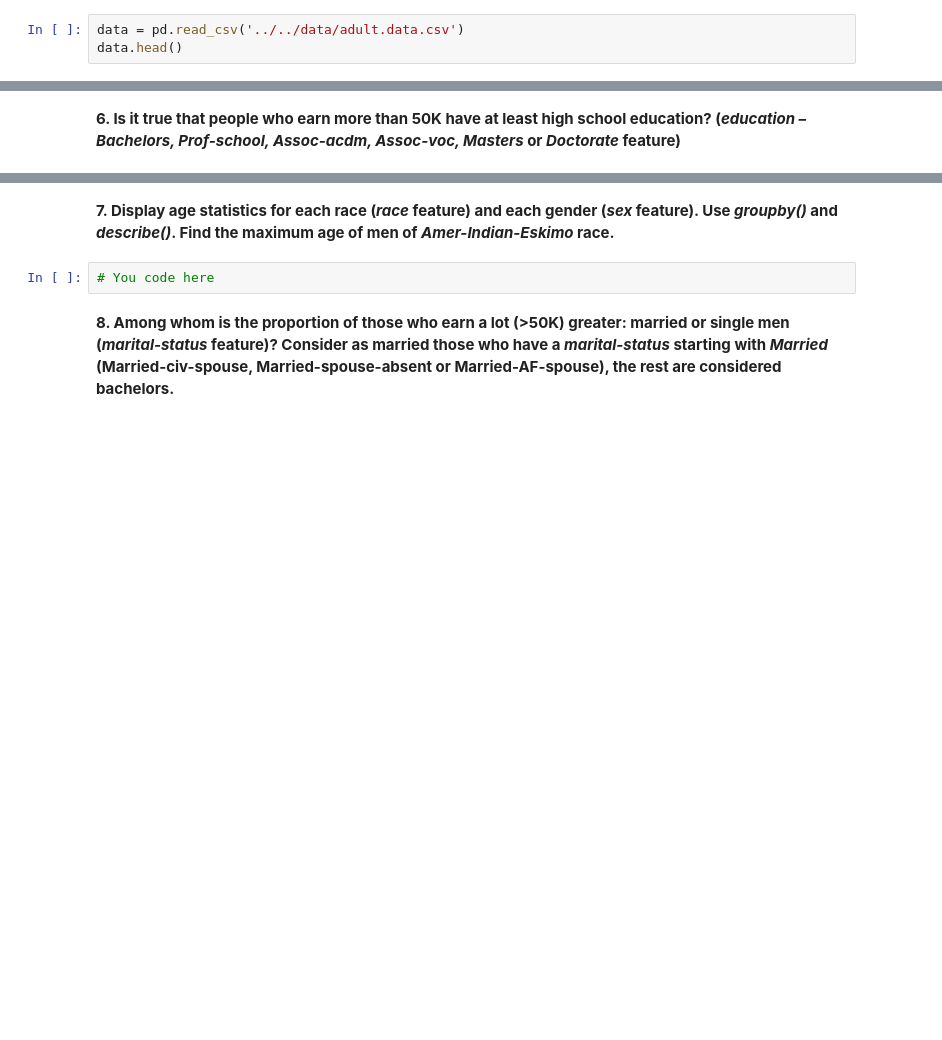
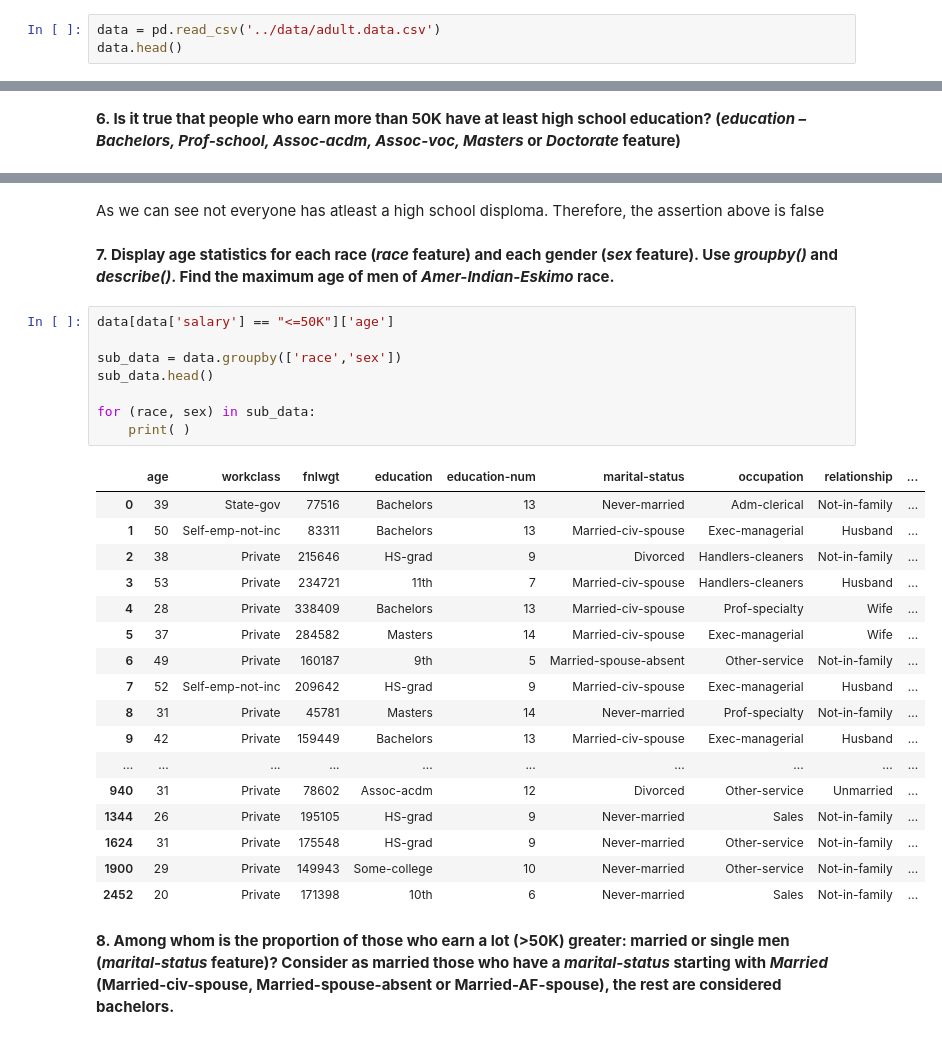
Before and after one commit to ivyclare/MachineLearningProjects, a Jupyter notebook: MLCourse.ai/topic01_pandas_data_analysis/assignment01_pandas_uci_adult.ipynb, the cells around one changed output, grey strips where cells are left out. Saved outputs shown, nothing was run; the diff lists cells and outputs as text; blank space fills up the shorter version.

Commit message:
Exploring the adult dataset

```diff
--- a/MLCourse.ai/topic01_pandas_data_analysis/assignment01_pandas_uci_adult.ipynb
+++ b/MLCourse.ai/topic01_pandas_data_analysis/assignment01_pandas_uci_adult.ipynb
@@ -44,5 +45,5 @@ warnings.filterwarnings('ignore')
 # %%
-data = pd.read_csv('../../data/adult.data.csv')
+data = pd.read_csv('../data/adult.data.csv')
 data.head()
 # %% [output]
 |  | age | workclass | fnlwgt | education | education-num | marital-status | occupation | relationship | ... |
@@ -74,7 +186,33 @@ data.head()
+# %% [markdown]
+As we can see not everyone has atleast a high school disploma. Therefore, the assertion above is false
 # %% [markdown]
 **7. Display age statistics for each race (*race* feature) and each gender (*sex* feature). Use *groupby()* and *describe()*. Find the maximum age of men of *Amer-Indian-Eskimo* race.**
-# %%
-# You code here
+# %%
+data[data['salary'] == "<=50K"]['age']
+
+sub_data = data.groupby(['race','sex'])
+sub_data.head()
+
+for (race, sex) in sub_data:
+    print( )
+# %% [output]
+|  | age | workclass | fnlwgt | education | education-num | marital-status | occupation | relationship | ... |
+| 0 | 39 | State-gov | 77516 | Bachelors | 13 | Never-married | Adm-clerical | Not-in-family | ... |
+| 1 | 50 | Self-emp-not-inc | 83311 | Bachelors | 13 | Married-civ-spouse | Exec-managerial | Husband | ... |
+| 2 | 38 | Private | 215646 | HS-grad | 9 | Divorced | Handlers-cleaners | Not-in-family | ... |
+| 3 | 53 | Private | 234721 | 11th | 7 | Married-civ-spouse | Handlers-cleaners | Husband | ... |
+| 4 | 28 | Private | 338409 | Bachelors | 13 | Married-civ-spouse | Prof-specialty | Wife | ... |
+| 5 | 37 | Private | 284582 | Masters | 14 | Married-civ-spouse | Exec-managerial | Wife | ... |
+| 6 | 49 | Private | 160187 | 9th | 5 | Married-spouse-absent | Other-service | Not-in-family | ... |
+| 7 | 52 | Self-emp-not-inc | 209642 | HS-grad | 9 | Married-civ-spouse | Exec-managerial | Husband | ... |
+| 8 | 31 | Private | 45781 | Masters | 14 | Never-married | Prof-specialty | Not-in-family | ... |
+| 9 | 42 | Private | 159449 | Bachelors | 13 | Married-civ-spouse | Exec-managerial | Husband | ... |
+| ... | ... | ... | ... | ... | ... | ... | ... | ... | ... |
+| 940 | 31 | Private | 78602 | Assoc-acdm | 12 | Divorced | Other-service | Unmarried | ... |
+| 1344 | 26 | Private | 195105 | HS-grad | 9 | Never-married | Sales | Not-in-family | ... |
+| 1624 | 31 | Private | 175548 | HS-grad | 9 | Never-married | Other-service | Not-in-family | ... |
+| 1900 | 29 | Private | 149943 | Some-college | 10 | Never-married | Other-service | Not-in-family | ... |
+| 2452 | 20 | Private | 171398 | 10th | 6 | Never-married | Sales | Not-in-family | ... |
 # %% [markdown]
 **8. Among whom is the proportion of those who earn a lot (>50K) greater: married or single men (*marital-status* feature)? Consider as married those who have a *marital-status* starting with *Married* (Married-civ-spouse, Married-spouse-absent or Married-AF-spouse), the rest are considered bachelors.**
 # %%
```
Also changed, not shown: parts of 31 cells of this notebook.
